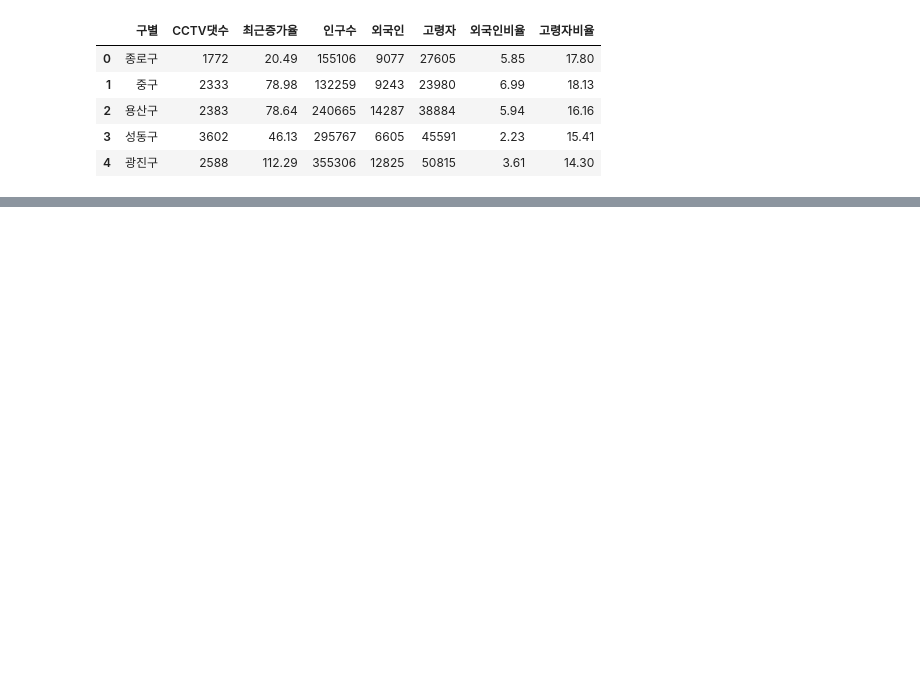
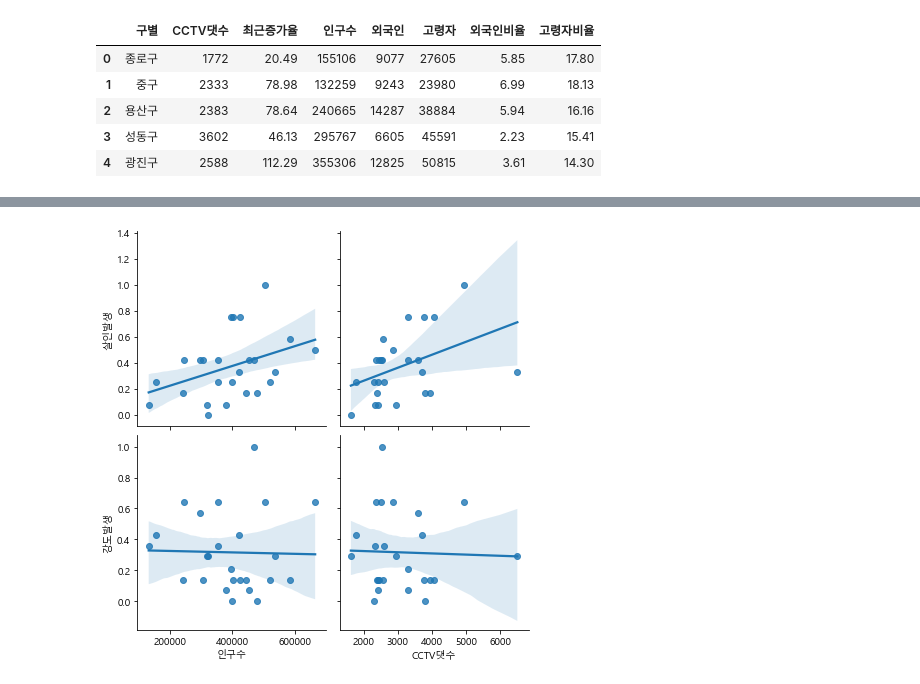
Before and after one commit to ckiekim/MachineLearning-2021-12, a Jupyter notebook: 12.보강/11.서울시범죄.ipynb, the cells around one changed output, grey strips where cells are left out. Cells and saved outputs as stored; diff of their text form; code cells hidden in the pictures; blank space fills up the shorter version.

```diff
--- a/12.보강/11.서울시범죄.ipynb
+++ b/12.보강/11.서울시범죄.ipynb
@@ -107,0 +135,5 @@ Name: 구별, dtype: object
+# %%
+sns.pairplot(cdf, x_vars=['인구수','CCTV댓수'],
+             y_vars=['살인발생','강도발생'], kind='reg', size=3);
+# %% [output]
+[figure, added]
```
Also changed, not shown: parts of 14 cells of this notebook.
